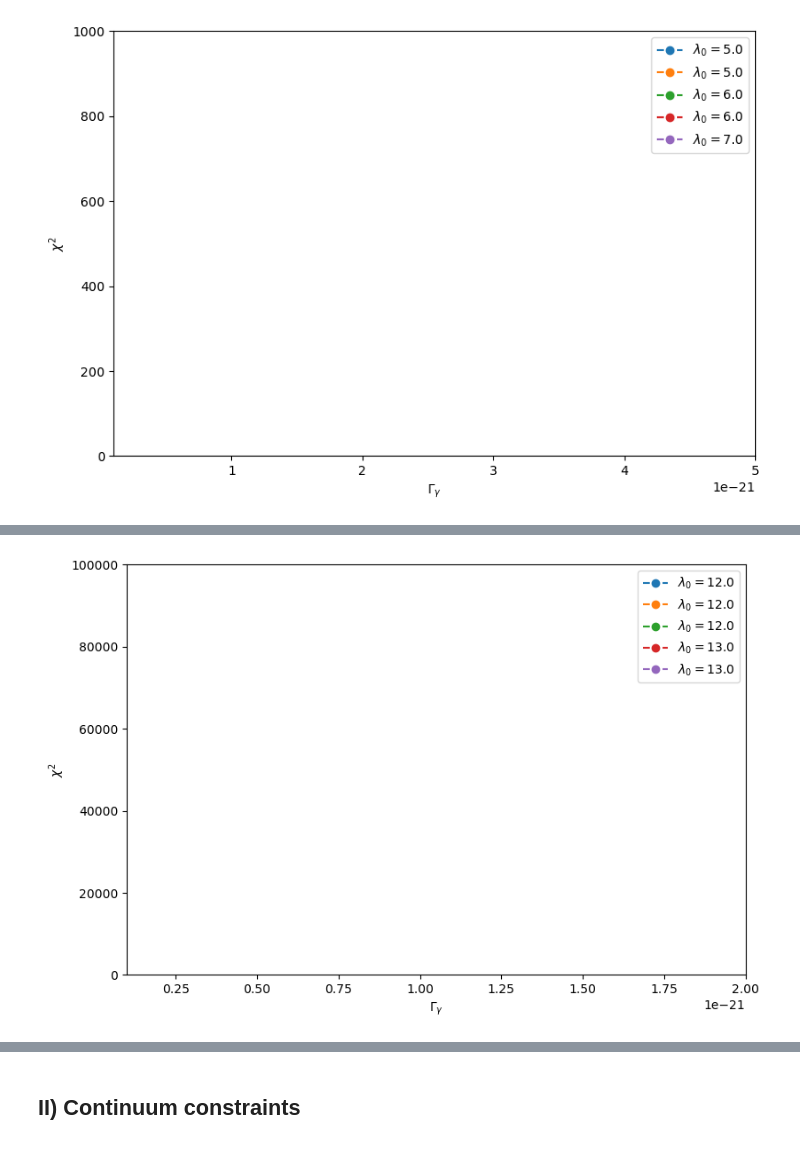
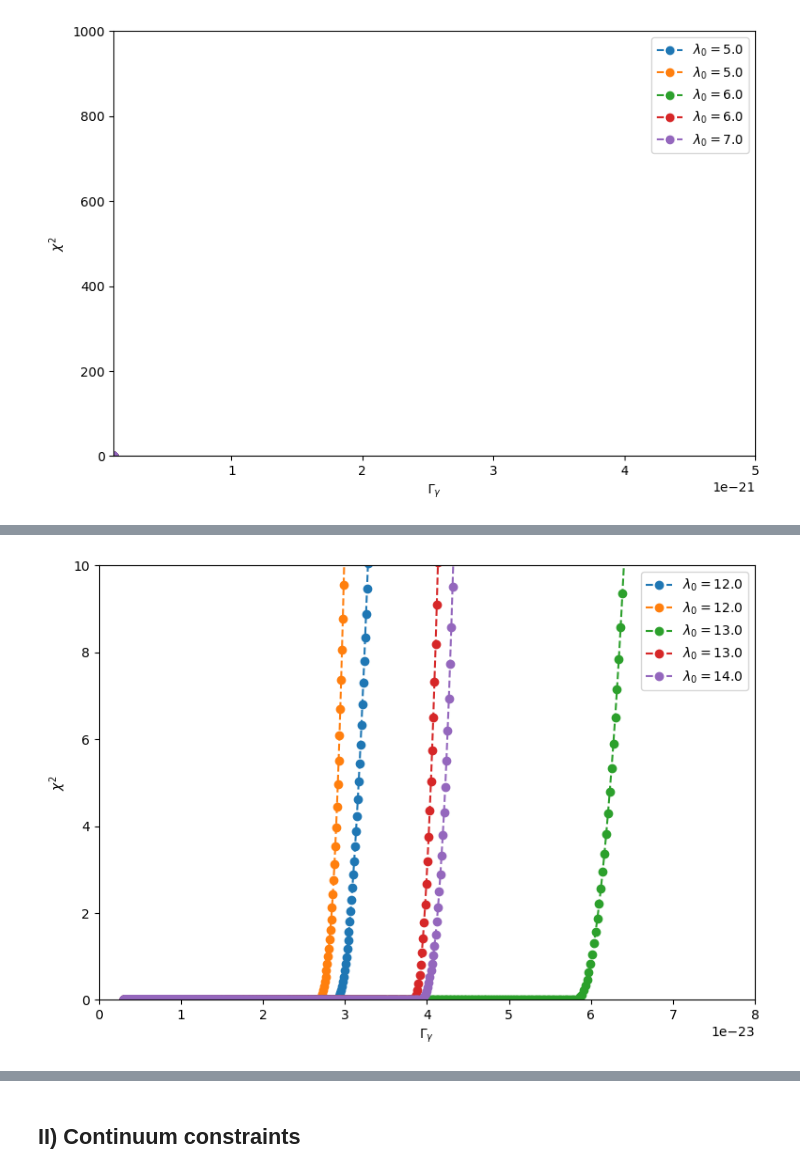
Before and after one commit to Timwong313/axionJWST_2024, a Jupyter notebook: MRS_analysis/code/plotResult.ipynb, the cells around one changed output, grey strips where cells are left out. Cells and saved outputs as stored; diff of their text form; code cells hidden in the pictures.

```diff
--- a/MRS_analysis/code/plotResult.ipynb
+++ b/MRS_analysis/code/plotResult.ipynb
@@ -8,9 +8,8 @@ from scipy import constants
 # Data
 # %%
 #Directory:
-dataDir = '../analysis_data/result8_(72spec)'
-#dataDir = '../analysis_data/result_5(5specTest)'
-resultDir = dataDir+'/result2'
+dataDir = '../analysis_data/testSysErr(60)/sys005'
+resultDir = dataDir+'/result1'
 # %%
 def retrieveData(fileName):
     data = np.load(resultDir+'/'+fileName)
@@ -296,7 +297,7 @@ consvChi2AgstGamma(wvl_bd_ch1,gammaTest1_consv,consvChi2_ch1,interv=6,xrange=(1e
 # %%
-consvChi2AgstGamma(wvl_bd_ch3,gammaTest3_consv,consvChi2_ch3,interv=2,xrange=(1e-22,2e-21),yrange=(0,100000))
+consvChi2AgstGamma(wvl_bd_ch3,gammaTest3_consv,consvChi2_ch3,interv=2,xrange=(0,8e-23),yrange=(0,10))
 # %% [output]
-[figure, old version]
+[figure, new version]
 # %%
 consvChi2AgstGamma(wvl_bd_ch4,gammaTest4_consv,consvChi2_ch4,interv=2,xrange=(1e-22,5e-21),yrange=(0,100000))
 # %% [output]
```
Also changed, not shown: parts of 14 cells of this notebook, 21 other files.
